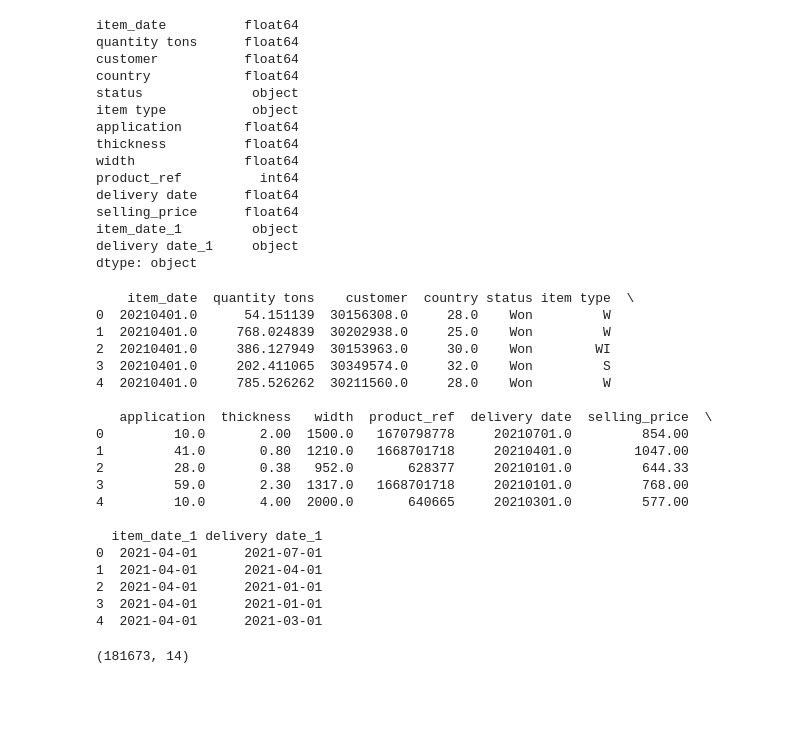
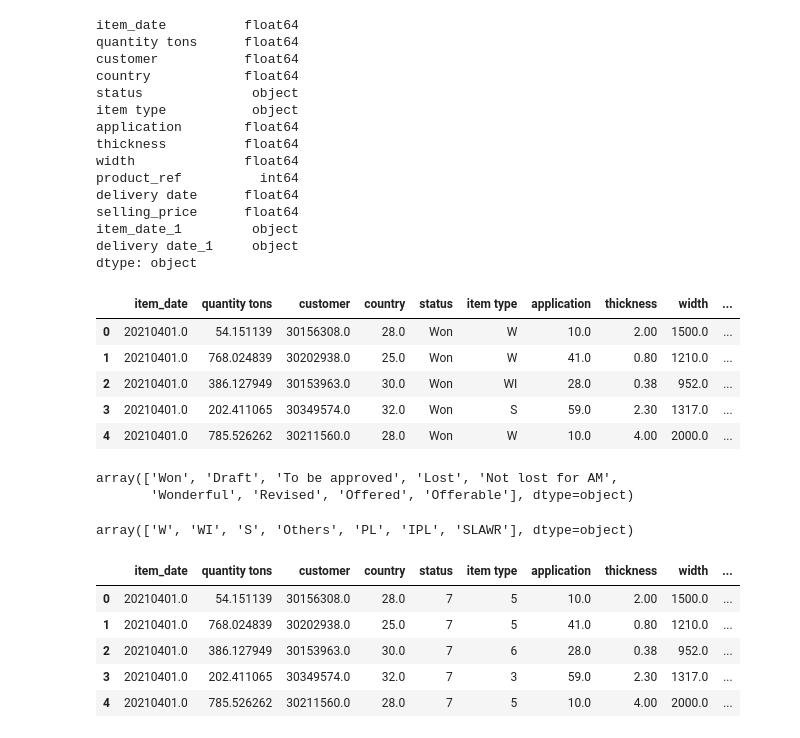
Before and after one commit to gkrishna247/copper-forge, a Jupyter notebook: program.ipynb, the cells around one changed output. Saved outputs shown, nothing was run; the diff lists cells and outputs as text; code cells hidden in the pictures; blank space fills up the shorter version.

Commit message:
Add new analysis techniques and improve data visualization in Jupyter notebook

```diff
--- a/program.ipynb
+++ b/program.ipynb
@@ -392,25 +392,20 @@ delivery date_1     object
 dtype: object
 # %%
 # check the data
-print(df.head())
+df.head()
 # %% [output]
-    item_date  quantity tons    customer  country status item type  \
-0  20210401.0      54.151139  30156308.0     28.0    Won         W
-1  20210401.0     768.024839  30202938.0     25.0    Won         W
-2  20210401.0     386.127949  30153963.0     30.0    Won        WI
-3  20210401.0     202.411065  30349574.0     32.0    Won         S
-4  20210401.0     785.526262  30211560.0     28.0    Won         W
-
-   application  thickness   width  product_ref  delivery date  selling_price  \
-0         10.0       2.00  1500.0   1670798778     20210701.0         854.00
-1         41.0       0.80  1210.0   1668701718     20210401.0        1047.00
-2         28.0       0.38   952.0       628377     20210101.0         644.33
-3         59.0       2.30  1317.0   1668701718     20210101.0         768.00
-4         10.0       4.00  2000.0       640665     20210301.0         577.00
-
-  item_date_1 delivery date_1
-0  2021-04-01      2021-07-01
-1  2021-04-01      2021-04-01
-2  2021-04-01      2021-01-01
-3  2021-04-01      2021-01-01
-4  2021-04-01      2021-03-01
+|  | item_date | quantity tons | customer | country | status | item type | application | thickness | width | ... |
+| 0 | 20210401.0 | 54.151139 | 30156308.0 | 28.0 | Won | W | 10.0 | 2.00 | 1500.0 | ... |
+| 1 | 20210401.0 | 768.024839 | 30202938.0 | 25.0 | Won | W | 41.0 | 0.80 | 1210.0 | ... |
+| 2 | 20210401.0 | 386.127949 | 30153963.0 | 30.0 | Won | WI | 28.0 | 0.38 | 952.0 | ... |
+| 3 | 20210401.0 | 202.411065 | 30349574.0 | 32.0 | Won | S | 59.0 | 2.30 | 1317.0 | ... |
+| 4 | 20210401.0 | 785.526262 | 30211560.0 | 28.0 | Won | W | 10.0 | 4.00 | 2000.0 | ... |
+# %%
+df['status'].unique()
+# %% [output]
+array(['Won', 'Draft', 'To be approved', 'Lost', 'Not lost for AM',
+       'Wonderful', 'Revised', 'Offered', 'Offerable'], dtype=object)
+# %%
+df['item type'].unique()
+# %% [output]
+array(['W', 'WI', 'S', 'Others', 'PL', 'IPL', 'SLAWR'], dtype=object)
@@ -417,5 +418,10 @@ print(df.head())
 # %%
-# check the shape of the data
-print(df.shape)
+# check the data
+df.head()
 # %% [output]
-(181673, 14)
+|  | item_date | quantity tons | customer | country | status | item type | application | thickness | width | ... |
+| 0 | 20210401.0 | 54.151139 | 30156308.0 | 28.0 | 7 | 5 | 10.0 | 2.00 | 1500.0 | ... |
+| 1 | 20210401.0 | 768.024839 | 30202938.0 | 25.0 | 7 | 5 | 41.0 | 0.80 | 1210.0 | ... |
+| 2 | 20210401.0 | 386.127949 | 30153963.0 | 30.0 | 7 | 6 | 28.0 | 0.38 | 952.0 | ... |
+| 3 | 20210401.0 | 202.411065 | 30349574.0 | 32.0 | 7 | 3 | 59.0 | 2.30 | 1317.0 | ... |
+| 4 | 20210401.0 | 785.526262 | 30211560.0 | 28.0 | 7 | 5 | 10.0 | 4.00 | 2000.0 | ... |
```
Also changed, not shown: parts of 1 cell of this notebook.
